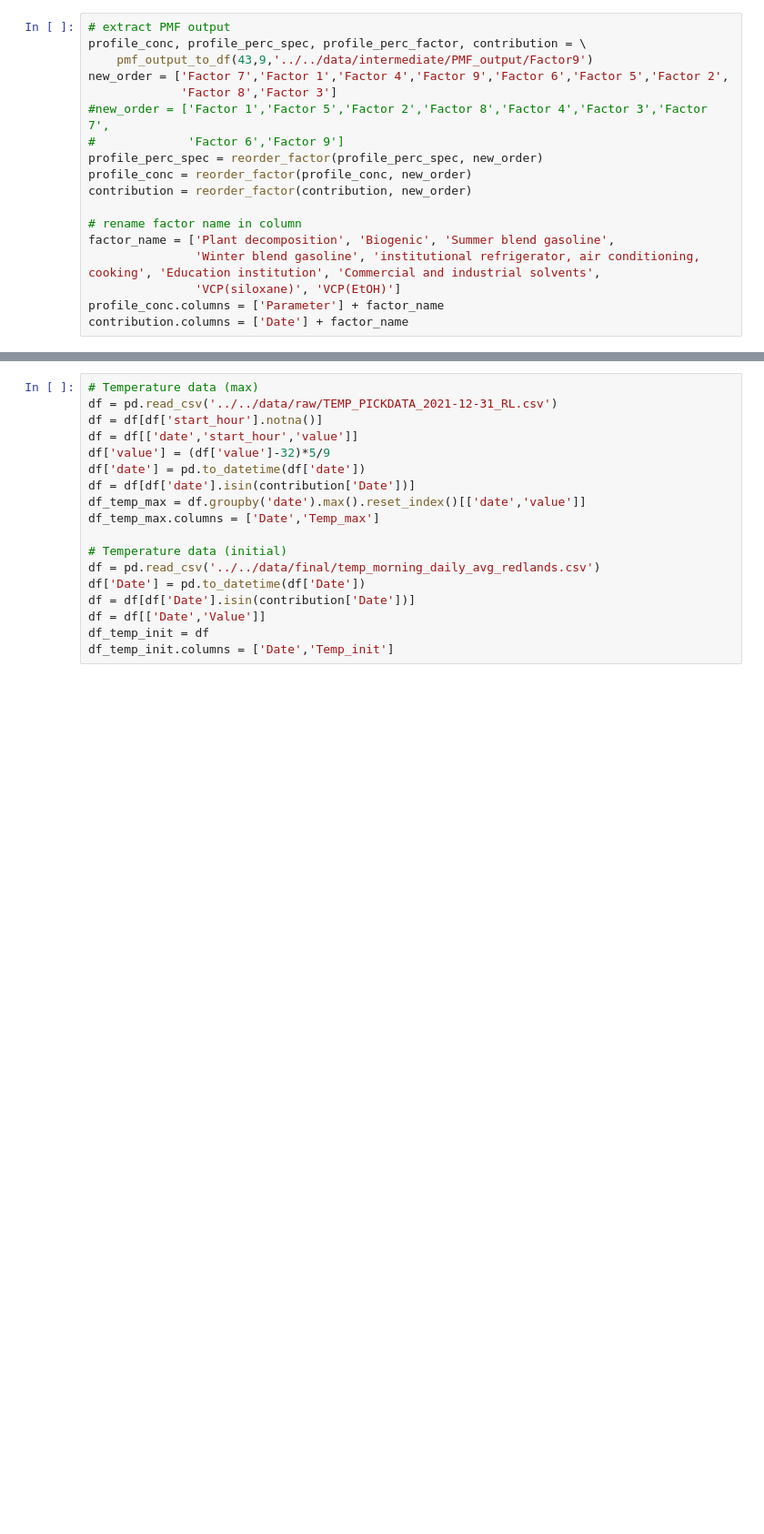
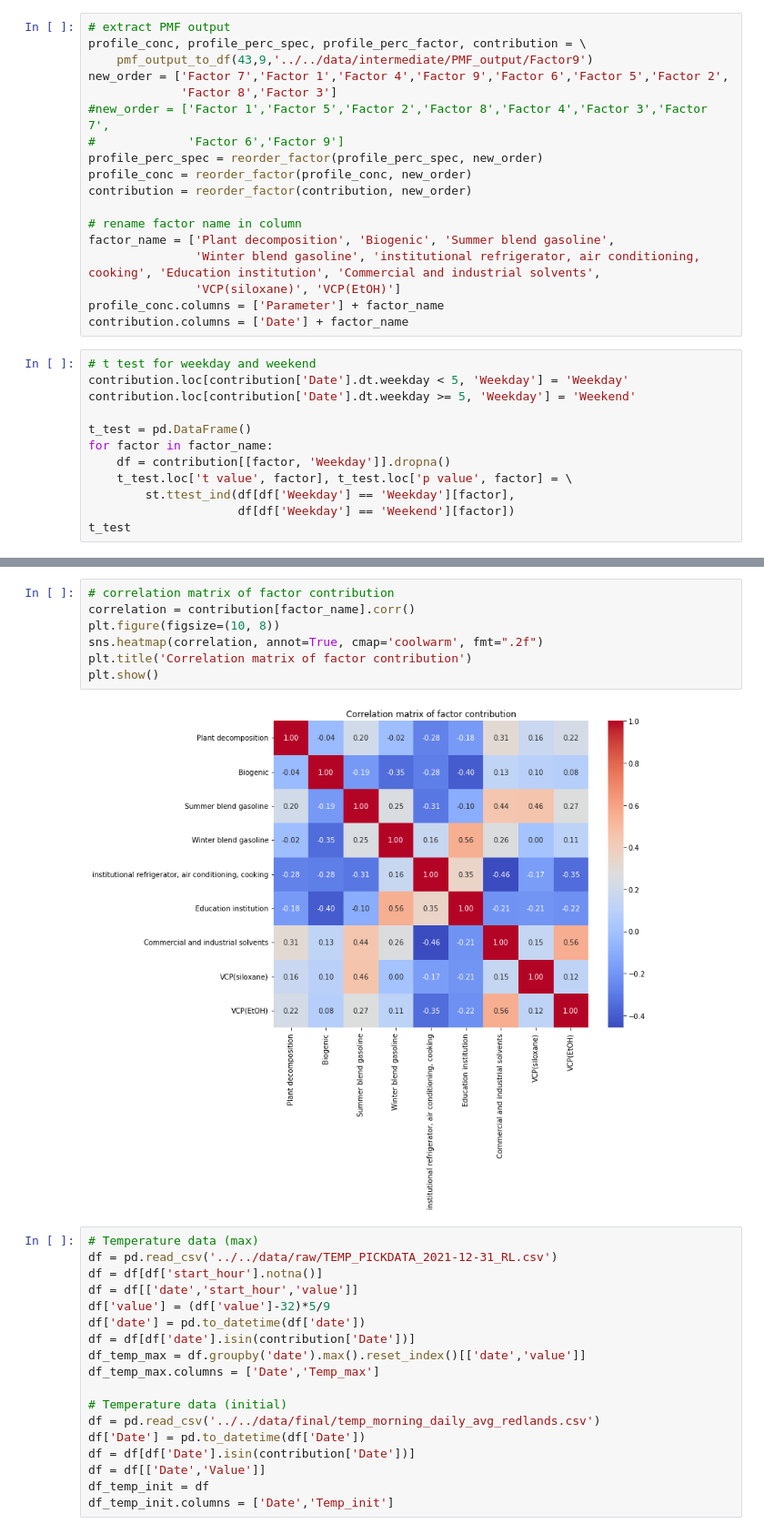
Before and after one commit to shenglun7/VOC_RECAP, a Jupyter notebook: code/script/pmf_O3_temperature_correlation.ipynb, the cells around one changed output, grey strips where cells are left out. Shown: that part at 91% size. Drawn from its saved outputs; the diff is of its cells as text; blank space fills up the shorter version.

```diff
--- a/code/script/pmf_O3_temperature_correlation.ipynb
+++ b/code/script/pmf_O3_temperature_correlation.ipynb
@@ -36,3 +36,15 @@ factor_name = ['Plant decomposition', 'Biogenic', 'Summer blend gasoline',
                'VCP(siloxane)', 'VCP(EtOH)']
 profile_conc.columns = ['Parameter'] + factor_name
 contribution.columns = ['Date'] + factor_name
+# %%
+# t test for weekday and weekend
+contribution.loc[contribution['Date'].dt.weekday < 5, 'Weekday'] = 'Weekday'
+contribution.loc[contribution['Date'].dt.weekday >= 5, 'Weekday'] = 'Weekend'
+
+t_test = pd.DataFrame()
+for factor in factor_name:
+    df = contribution[[factor, 'Weekday']].dropna()
+    t_test.loc['t value', factor], t_test.loc['p value', factor] = \
+        st.ttest_ind(df[df['Weekday'] == 'Weekday'][factor],
+                     df[df['Weekday'] == 'Weekend'][factor])
+t_test
@@ -39,3 +55,12 @@ contribution.columns = ['Date'] + factor_name
+# %%
+# correlation matrix of factor contribution
+correlation = contribution[factor_name].corr()
+plt.figure(figsize=(10, 8))
+sns.heatmap(correlation, annot=True, cmap='coolwarm', fmt=".2f")
+plt.title('Correlation matrix of factor contribution')
+plt.show()
+# %% [output]
+[figure, added]
 # %%
 # Temperature data (max)
 df = pd.read_csv('../../data/raw/TEMP_PICKDATA_2021-12-31_RL.csv')
```
Also changed, not shown: parts of 1 cell of this notebook.
